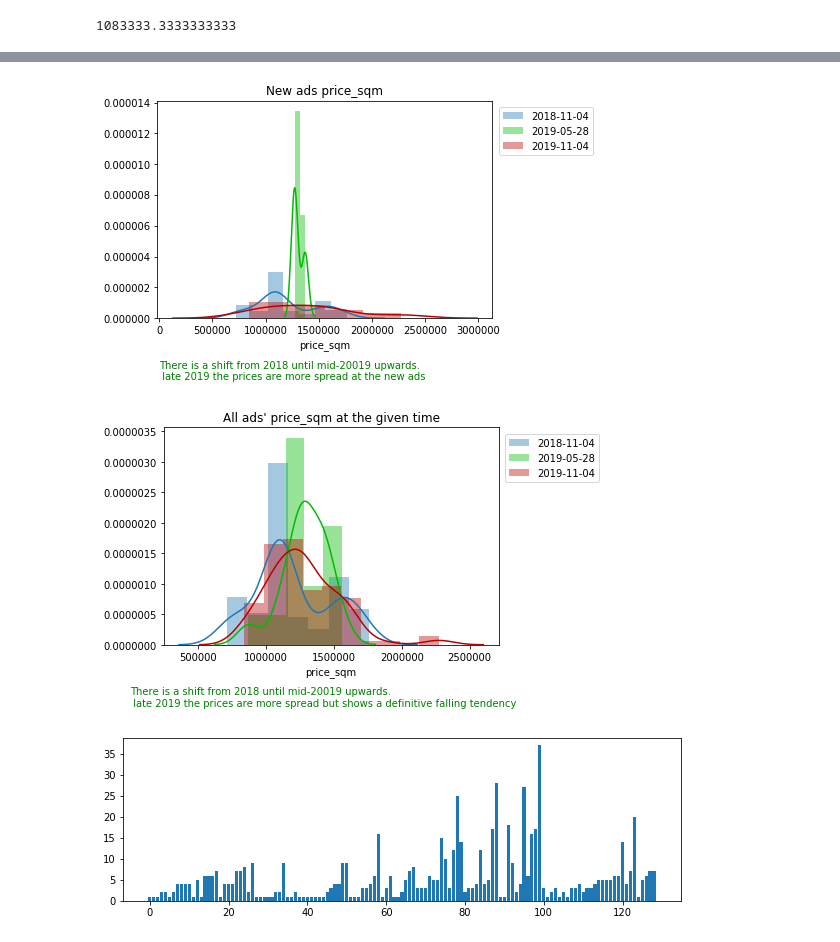
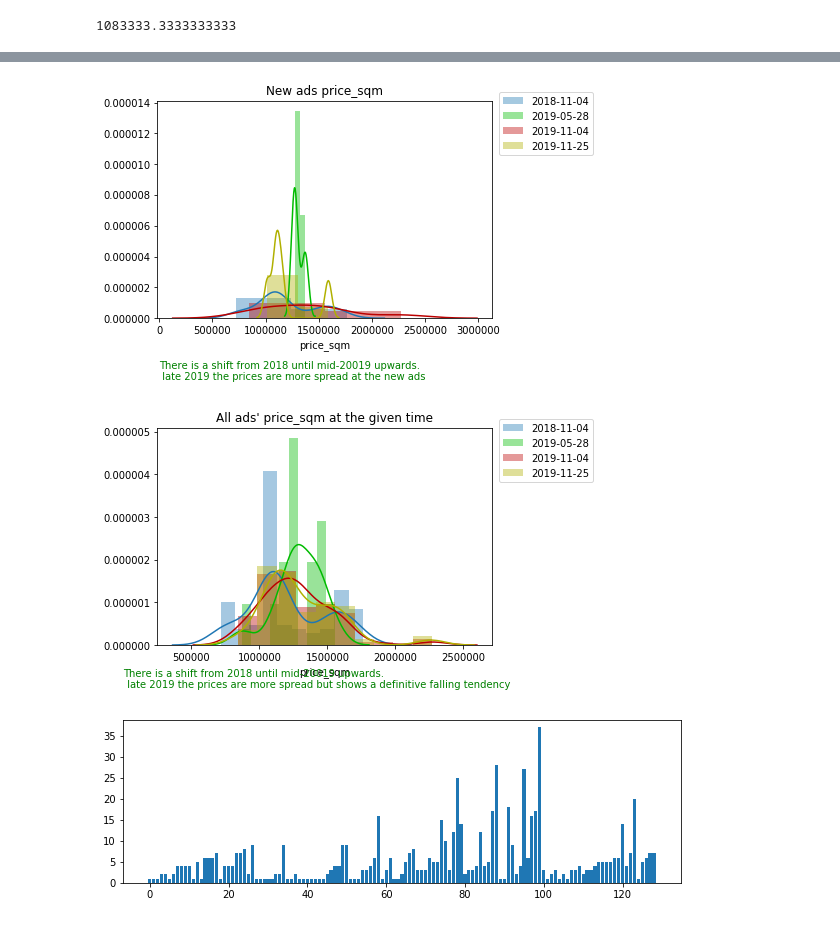
Before and after one commit to Htrismegistos/projectbuds, a Jupyter notebook: Hungarian_property/Statistics.ipynb, the cells around one changed output, grey strips where cells are left out. Saved outputs shown, nothing was run; the diff lists cells and outputs as text; code cells hidden in the pictures.

```diff
--- a/Hungarian_property/Statistics.ipynb
+++ b/Hungarian_property/Statistics.ipynb
@@ -216,33 +216,38 @@ plt.show()
 # %%
 # compare 3 timepoints price_sqm
+b=2
 import seaborn as sns
 g = unique.loc[unique['date'] == datetime.date(2018, 11, 4)]
 gg = unique.loc[unique['date'] == datetime.date(2019, 5, 28)]
 ggg = unique.loc[unique['date'] == datetime.date(2019, 11, 4)]
-sns.distplot(g['price_sqm'], label = '2018-11-04')
-sns.distplot(gg['price_sqm'], color='#00bb00', label = '2019-05-28')
-sns.distplot(ggg['price_sqm'],color = '#bb0000', label = '2019-11-04')
+gggg = unique.loc[unique['date'] == datetime.date(2019, 11, 25)]
+sns.distplot(g['price_sqm'], bins= b, label = '2018-11-04')
+sns.distplot(gg['price_sqm'], bins= b, color='#00bb00', label = '2019-05-28')
+sns.distplot(ggg['price_sqm'],bins= b, color = '#bb0000', label = '2019-11-04')
+sns.distplot(gggg['price_sqm'],bins= b, color = '#b0b000', label = '2019-11-25')
 plt.legend(loc=(1.02,0.75))
 plt.text(0.000,-0.000004, 'There is a shift from 2018 until mid-20019 upwards.\n \
 late 2019 the prices are more spread at the new ads ', fontdict ={'color':'green'})
 plt.title('New ads price_sqm')
 plt.show()
 
 e = db.loc[db['date'] == datetime.date(2018, 11, 4)]
 ee = db.loc[db['date'] == datetime.date(2019, 5, 28)]
 eee = db.loc[db['date'] == datetime.date(2019, 11, 4)]
-
-sns.distplot(e['price_sqm'], label = '2018-11-04')
-sns.distplot(ee['price_sqm'],color='#00bb00', label = '2019-05-28')
-sns.distplot(eee['price_sqm'], color = '#bb0000', label = '2019-11-04')
+eeee = db.loc[db['date'] == datetime.date(2019, 11, 25)]
+b=10
+sns.distplot(e['price_sqm'],bins= b, label = '2018-11-04')
+sns.distplot(ee['price_sqm'],bins= b, color='#00bb00', label = '2019-05-28')
+sns.distplot(eee['price_sqm'],bins= b, color = '#bb0000', label = '2019-11-04')
+sns.distplot(eeee['price_sqm'],bins= b, color = '#b0b000', label = '2019-11-25')
 plt.legend(loc=(1.02,0.75))
 plt.text(0.000,-0.000001, 'There is a shift from 2018 until mid-20019 upwards.\n \
 late 2019 the prices are more spread but shows a definitive falling tendency ', fontdict ={'color':'green'})
 plt.title('All ads\' price_sqm at the given time')
 plt.show()
 # %% [output]
-[figure, old version]
+[figure, new version]
-[figure, old version]
+[figure, new version]
 # %%
 # ads lifetime: com excluded, 156 individual ads over a year
 db1= db.loc[(db['source'] != 'com')].groupby('id').agg({'date': ['count', 'min','max'], 'price': 'mean', 'price_sqm': 'mean'}).sort_values([('date','max'),('date','count')])
```
Also changed, not shown: parts of 12 cells of this notebook, 6 other files.
